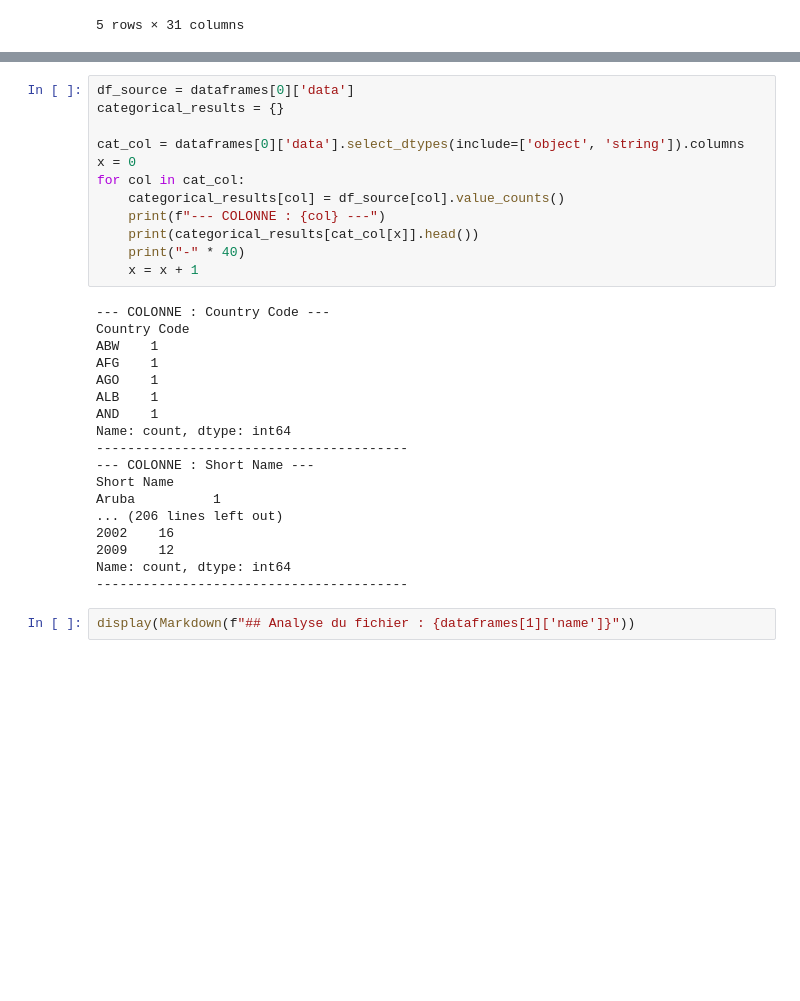
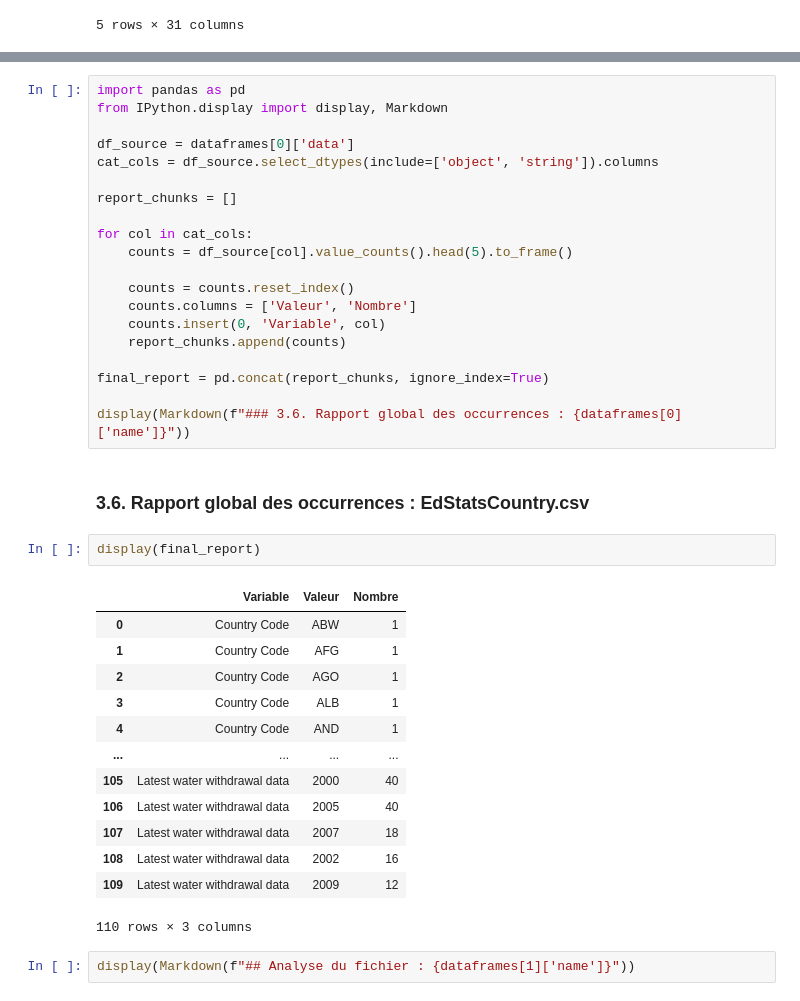
Before and after one commit to AlexisTrouwaert/OC_P02_DATA_ANALYSER_DONN-ES_SYSTEM_EDUCATIF, a Jupyter notebook: loadData.ipynb, the cells around one changed output, grey strips where cells are left out. Saved outputs shown, nothing was run; the diff lists cells and outputs as text; blank space fills up the shorter version.

```diff
--- a/loadData.ipynb
+++ b/loadData.ipynb
@@ -204,35 +232,43 @@ else :
 | 75% | 2005.00000 | 2010.000000 | 2012.000000 |
 | max | 2012.00000 | 2010.000000 | 2012.000000 |
 # %%
+import pandas as pd
+from IPython.display import display, Markdown
+
 df_source = dataframes[0]['data']
-categorical_results = {}
+cat_cols = df_source.select_dtypes(include=['object', 'string']).columns
 
-cat_col = dataframes[0]['data'].select_dtypes(include=['object', 'string']).columns
-x = 0
-for col in cat_col:
-    categorical_results[col] = df_source[col].value_counts()
-    print(f"--- COLONNE : {col} ---")
-    print(categorical_results[cat_col[x]].head())
-    print("-" * 40)
-    x = x + 1
+report_chunks = []
+
+for col in cat_cols:
+    counts = df_source[col].value_counts().head(5).to_frame()
+
+    counts = counts.reset_index()
+    counts.columns = ['Valeur', 'Nombre']
+    counts.insert(0, 'Variable', col)
+    report_chunks.append(counts)
+
+final_report = pd.concat(report_chunks, ignore_index=True)
+
+display(Markdown(f"### 3.6. Rapport global des occurrences : {dataframes[0]['name']}"))
 # %% [output]
---- COLONNE : Country Code ---
-Country Code
-ABW    1
-AFG    1
-AGO    1
-ALB    1
-AND    1
-Name: count, dtype: int64
-----------------------------------------
---- COLONNE : Short Name ---
-Short Name
-Aruba          1
-... (206 lines left out)
-2002    16
-2009    12
-Name: count, dtype: int64
-----------------------------------------
+### 3.6. Rapport global des occurrences : EdStatsCountry.csv
+# %%
+display(final_report)
+# %% [output]
+|  | Variable | Valeur | Nombre |
+| 0 | Country Code | ABW | 1 |
+| 1 | Country Code | AFG | 1 |
+| 2 | Country Code | AGO | 1 |
+| 3 | Country Code | ALB | 1 |
+| 4 | Country Code | AND | 1 |
+| ... | ... | ... | ... |
+| 105 | Latest water withdrawal data | 2000 | 40 |
+| 106 | Latest water withdrawal data | 2005 | 40 |
+| 107 | Latest water withdrawal data | 2007 | 18 |
+| 108 | Latest water withdrawal data | 2002 | 16 |
+| 109 | Latest water withdrawal data | 2009 | 12 |
+110 rows × 3 columns
 # %%
 display(Markdown(f"## Analyse du fichier : {dataframes[1]['name']}"))
 # %% [output]
```
Also changed, not shown: parts of 10 cells of this notebook, 1 other file.
